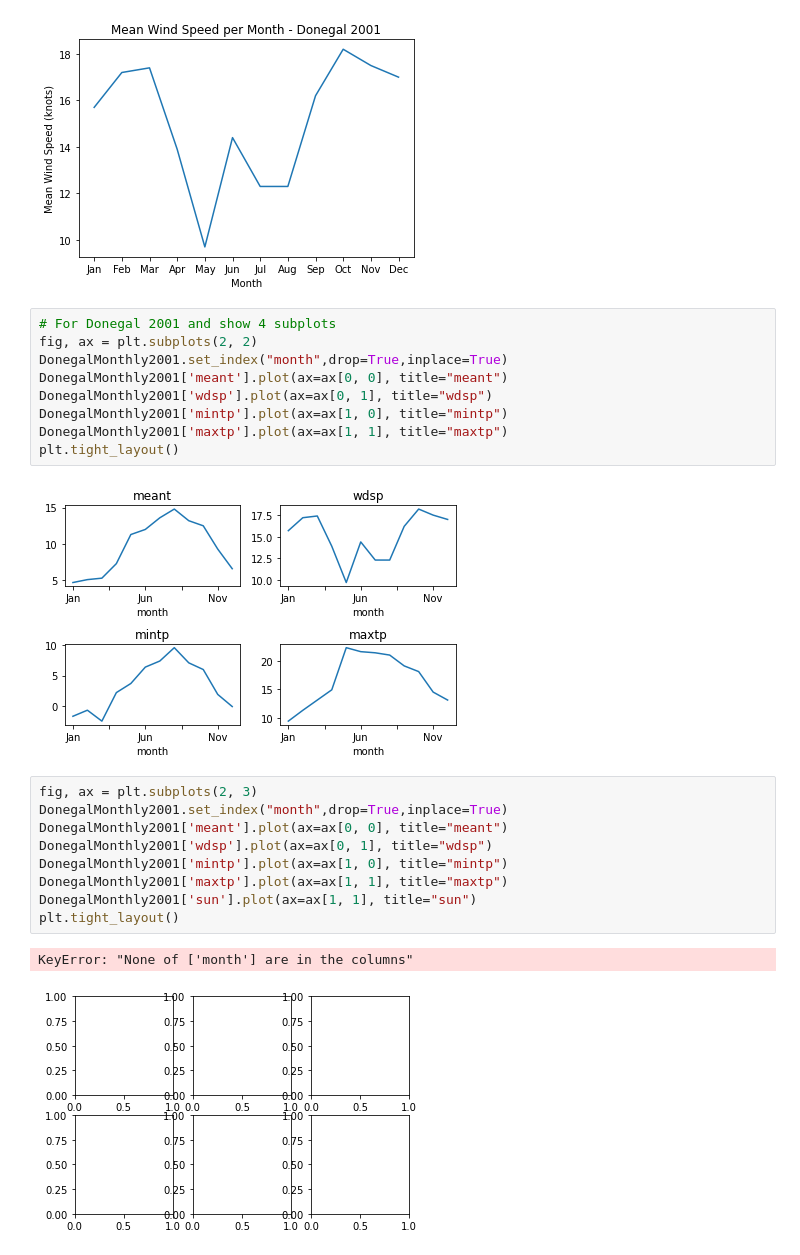
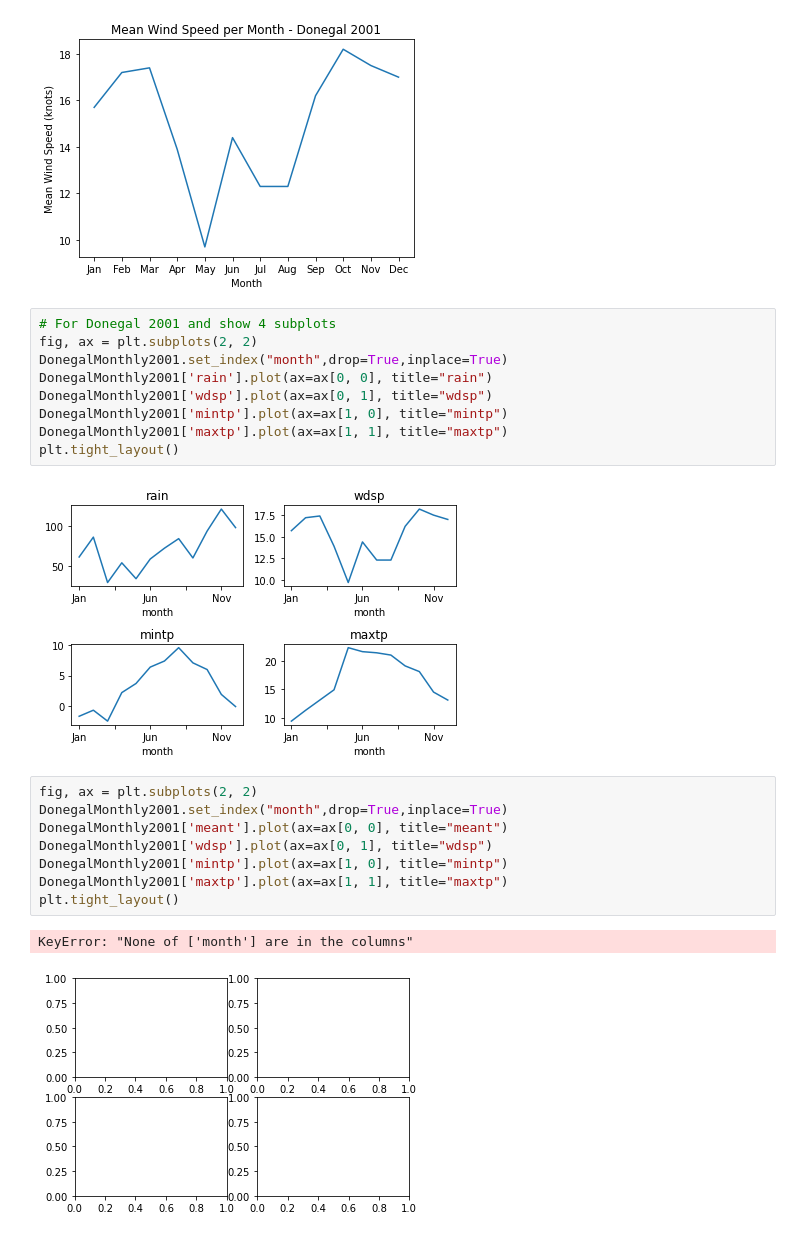
Before and after one commit to AidanR8/UCDPA_aidanreilly, a Jupyter notebook: Importing specific columns from csv and change to Donegal only.ipynb, the cells around one changed output. Cells and saved outputs as stored; diff of their text form.

Commit message:
WOrking through DOnegal Data Set for Graph Types

```diff
--- a/Importing specific columns from csv and change to Donegal only.ipynb
+++ b/Importing specific columns from csv and change to Donegal only.ipynb
@@ -143,22 +130,21 @@ plt.show
 # For Donegal 2001 and show 4 subplots
 fig, ax = plt.subplots(2, 2)
 DonegalMonthly2001.set_index("month",drop=True,inplace=True)
-DonegalMonthly2001['meant'].plot(ax=ax[0, 0], title="meant")
+DonegalMonthly2001['rain'].plot(ax=ax[0, 0], title="rain")
 DonegalMonthly2001['wdsp'].plot(ax=ax[0, 1], title="wdsp")
 DonegalMonthly2001['mintp'].plot(ax=ax[1, 0], title="mintp")
 DonegalMonthly2001['maxtp'].plot(ax=ax[1, 1], title="maxtp")
 plt.tight_layout()
 # %% [output]
-[figure, old version]
+[figure, new version]
 # %%
-fig, ax = plt.subplots(2, 3)
+fig, ax = plt.subplots(2, 2)
 DonegalMonthly2001.set_index("month",drop=True,inplace=True)
 DonegalMonthly2001['meant'].plot(ax=ax[0, 0], title="meant")
 DonegalMonthly2001['wdsp'].plot(ax=ax[0, 1], title="wdsp")
 DonegalMonthly2001['mintp'].plot(ax=ax[1, 0], title="mintp")
 DonegalMonthly2001['maxtp'].plot(ax=ax[1, 1], title="maxtp")
-DonegalMonthly2001['sun'].plot(ax=ax[1, 1], title="sun")
 plt.tight_layout()
 # %% [output]
 KeyError: "None of ['month'] are in the columns"
-[figure, old version]
+[figure, new version]
```
Also changed, not shown: parts of 4 cells of this notebook, 3 other files.
